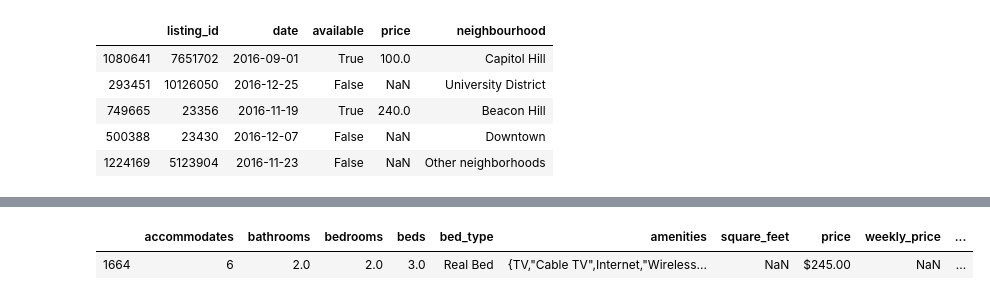
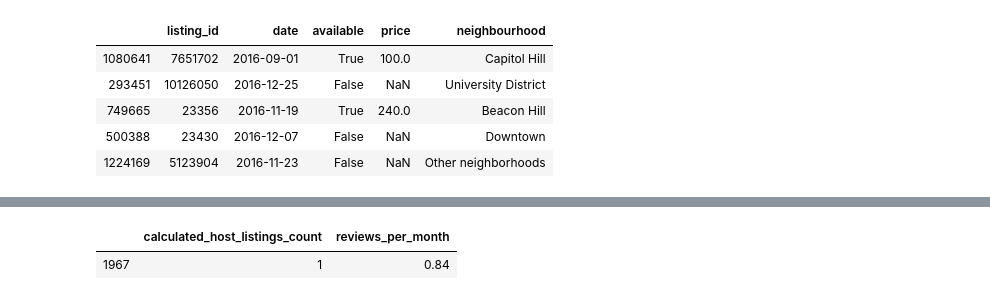
Before and after one commit to BambooPalace/UdacityDataScienceNanoDegree, a Jupyter notebook: Airbnb Dataset Analysis.ipynb, the cells around one changed output, grey strips where cells are left out. Cells and saved outputs as stored; diff of their text form; code cells hidden in the pictures.

```diff
--- a/Airbnb Dataset Analysis.ipynb
+++ b/Airbnb Dataset Analysis.ipynb
@@ -256,10 +324,15 @@ Name: bed_type, dtype: int64
 # %%
+# Codes for examining features by batch of 10
 listing.iloc[:,0:10].sample()
 listing.iloc[:,10:20].sample()
 listing.iloc[:,20:30].sample()
 listing.iloc[:,30:40].sample()
 listing.iloc[:,40:50].sample()
 listing.iloc[:,50:60].sample()
+listing.iloc[:,60:70].sample()
+listing.iloc[:,70:80].sample()
+listing.iloc[:,80:90].sample()
+listing.iloc[:,90:100].sample()
 # %% [output]
-|  | accommodates | bathrooms | bedrooms | beds | bed_type | amenities | square_feet | price | weekly_price | ... |
-| 1664 | 6 | 2.0 | 2.0 | 3.0 | Real Bed | {TV,"Cable TV",Internet,"Wireless... | NaN | $245.00 | NaN | ... |
+|  | calculated_host_listings_count | reviews_per_month |
+| 1967 | 1 | 0.84 |
```
Also changed, not shown: parts of 15 cells of this notebook.
